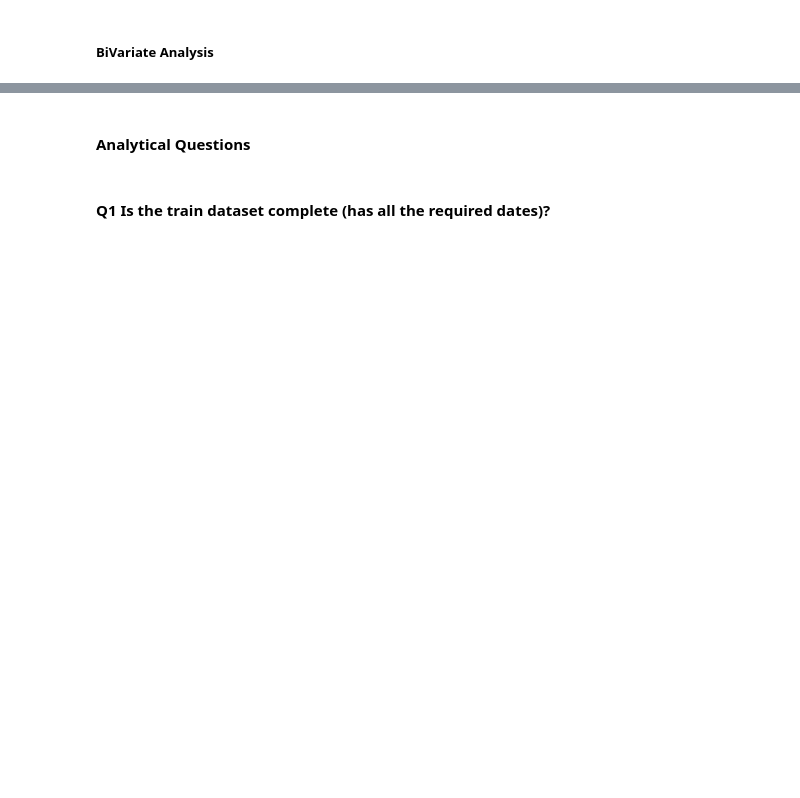
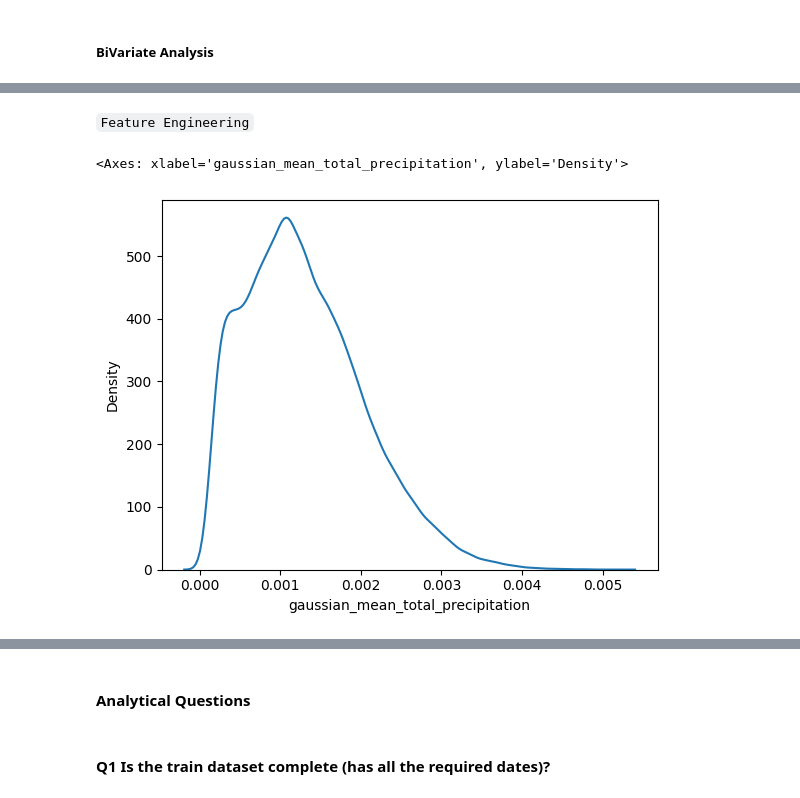
Before and after one commit to kwasichrappah/yassir_eta_prediction, a Jupyter notebook: sales_forecast_copy.ipynb, the cells around one changed output, grey strips where cells are left out. Saved outputs shown, nothing was run; the diff lists cells and outputs as text; code cells hidden in the pictures; blank space fills up the shorter version.

```diff
--- a/sales_forecast_copy.ipynb
+++ b/sales_forecast_copy.ipynb
@@ -234,0 +215,28 @@ plt.show()
+# %% [markdown]
+`Feature Engineering`
+# %%
+# Apply log transformation to 'feature1'
+merged_df['log_eta'] = np.log1p(merged_df['ETA'])
+#merged_df['log_surface_pressure'] = np.log1p(merged_df['surface_pressure'])
+#merged_df['log_mean_sea_level'] = np.log1p(merged_df['mean_sea_level_pressure'])
+merged_df['log_mean_2m_air_temperature'] = np.log1p(merged_df['mean_2m_air_temperature'])
+
+#cube root
+merged_df['log_Trip_distance'] = np.cbrt(merged_df['Trip_distance'])
+
+# Apply inverse log transformation to 'log_feature1'
+merged_df['log_total_precipitation'] = np.expm1(merged_df['total_precipitation'])
+
+
+#Smoothening some columns
+from scipy.ndimage import gaussian_filter1d
+# Apply Gaussian filter with a sigma of 1
+merged_df['gaussian_surface_pressure'] = gaussian_filter1d(merged_df['surface_pressure'], sigma=1)
+merged_df['gaussian_mean_sea_level'] = gaussian_filter1d(merged_df['mean_sea_level_pressure'], sigma=1)
+merged_df['gaussian_mean_total_precipitation'] = gaussian_filter1d(merged_df['log_total_precipitation'], sigma=4)
+
+#sns.kdeplot(merged_df['surface_pressure'])
+sns.kdeplot(merged_df['gaussian_mean_total_precipitation'])
+# %% [output]
+<Axes: xlabel='gaussian_mean_total_precipitation', ylabel='Density'>
+[figure, added]
```
Also changed, not shown: parts of 25 cells of this notebook.
